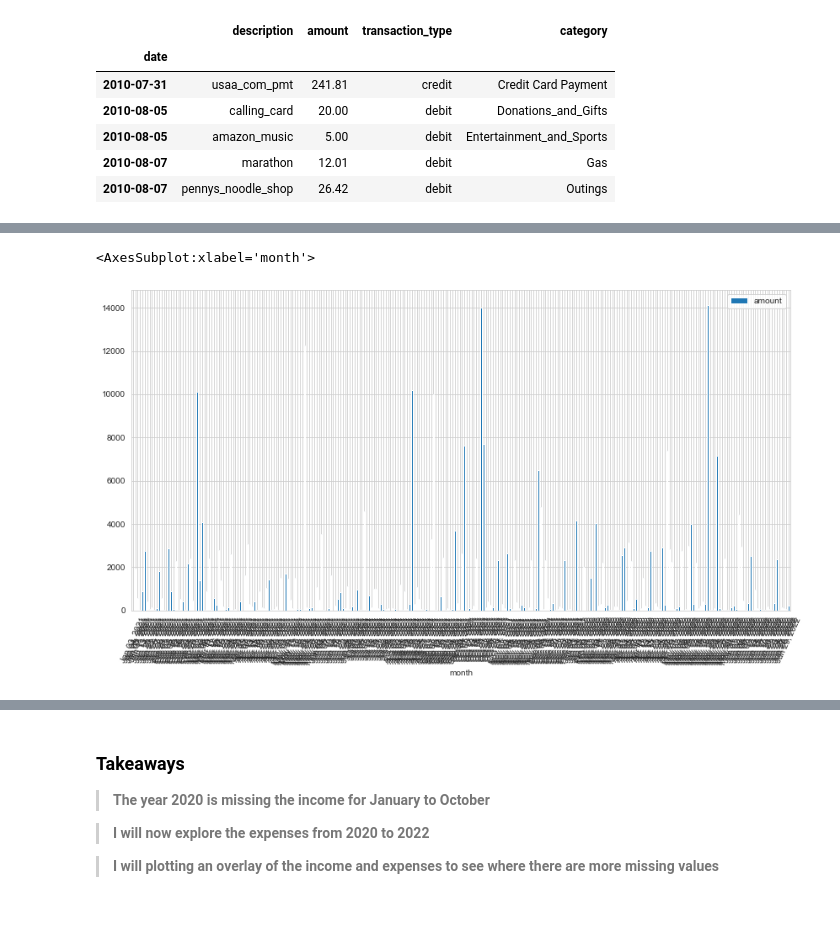
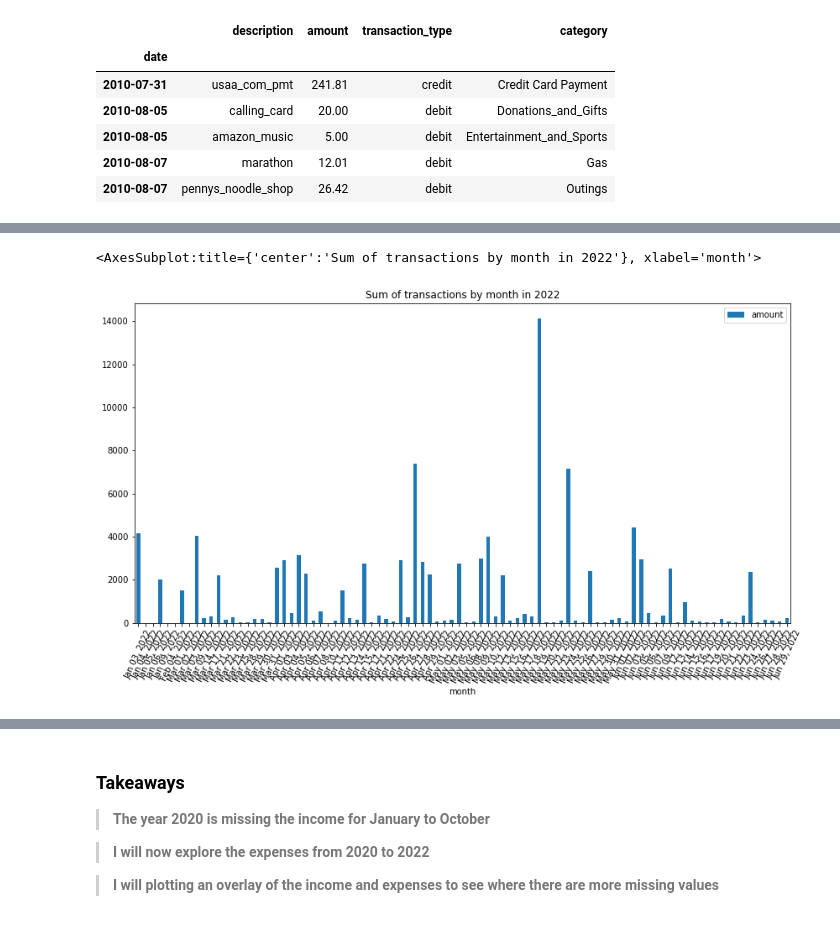
Before and after one commit to Severina7/personal_project, a Jupyter notebook: personal_project.ipynb, the cells around one changed output, grey strips where cells are left out. Drawn from its saved outputs; the diff is of its cells as text; code cells hidden in the pictures.

```diff
--- a/personal_project.ipynb
+++ b/personal_project.ipynb
@@ -587,8 +533,9 @@ Name: amount, dtype: float64
 # %%
-transactions.loc['Jan, 2021':'Jun, 2022'].groupby('month', sort=False).amount.sum().plot(kind='bar',
+transactions.loc['2022'].groupby('month', sort=False).amount.sum().plot(kind='bar',
                                                              figsize=(14, 7),
                                                              legend=True,
-                                                             rot=65)
+                                                             rot=65,
+                                                             title='Sum of transactions by month in 2022')
 # %% [output]
-<AxesSubplot:xlabel='month'>
+<AxesSubplot:title={'center':'Sum of transactions by month in 2022'}, xlabel='month'>
-[figure, old version]
+[figure, new version]
```
Also changed, not shown: parts of 85 cells of this notebook, 2 other files.
